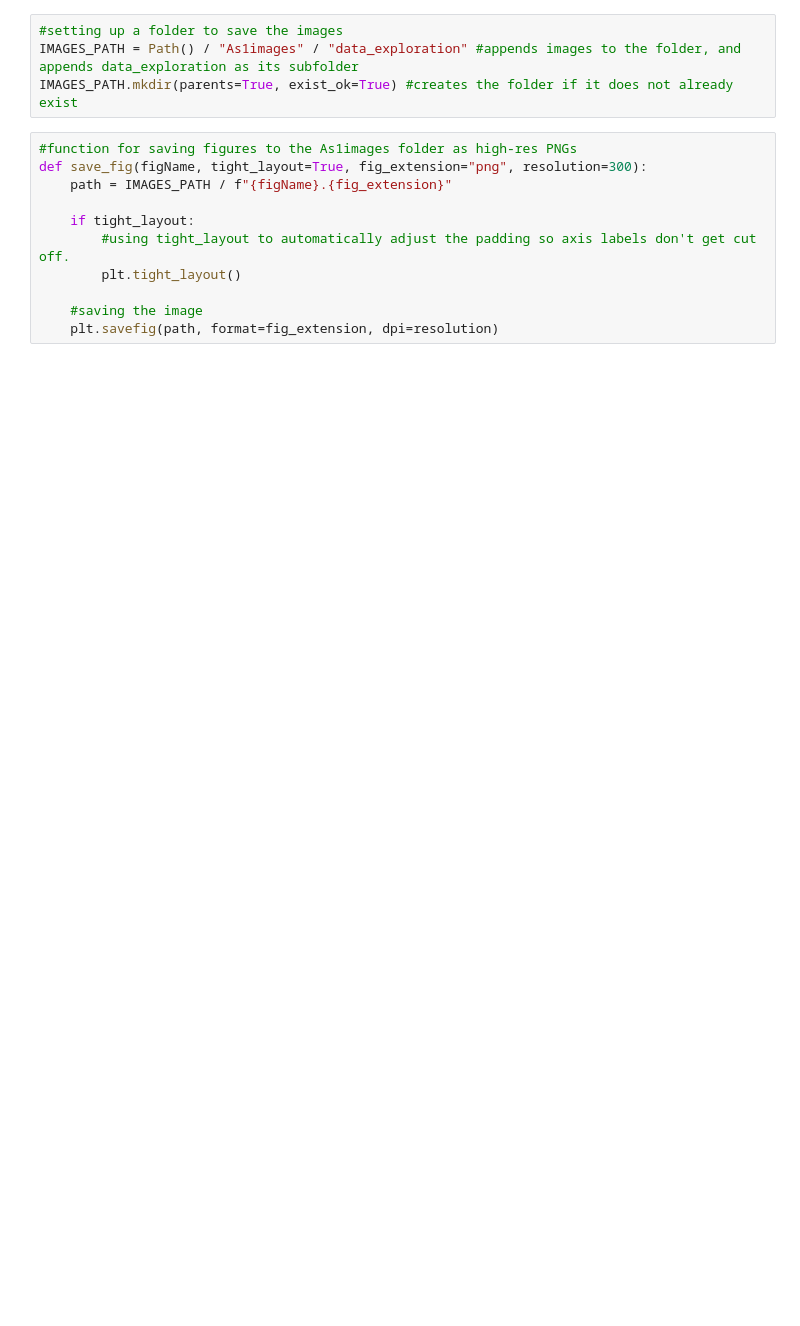
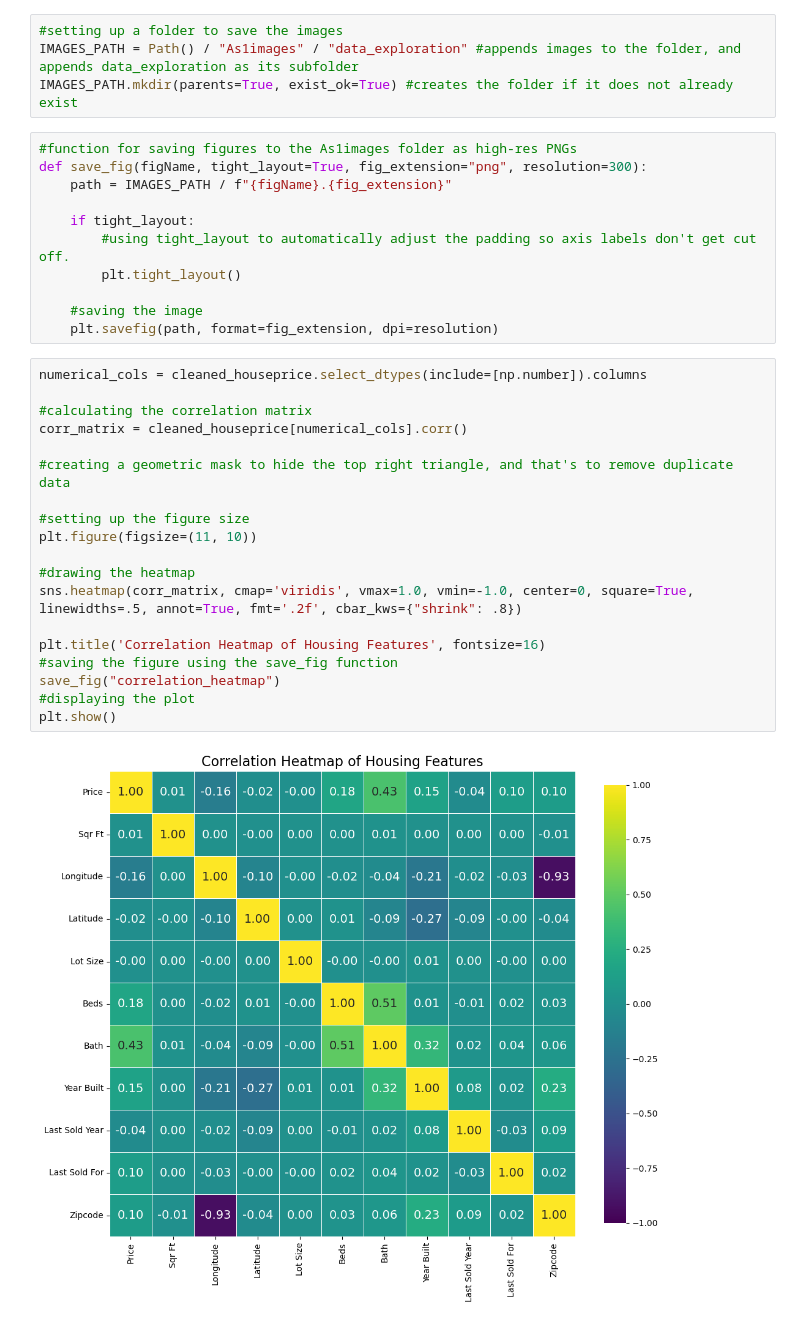
Before and after one commit to CSY2082-2425/House-Price-Prediction-Market-Segmentation, a Jupyter notebook: As1mainAssignment.ipynb, the cells around one changed output. Drawn from its saved outputs; the diff is of its cells as text; blank space fills up the shorter version.

Commit message:
heatmap correlation on the filtered data

```diff
--- a/As1mainAssignment.ipynb
+++ b/As1mainAssignment.ipynb
@@ -273,3 +275,24 @@ def save_fig(figName, tight_layout=True, fig_extension="png", resolution=300):
 
     #saving the image
     plt.savefig(path, format=fig_extension, dpi=resolution)
+# %%
+numerical_cols = cleaned_houseprice.select_dtypes(include=[np.number]).columns
+
+#calculating the correlation matrix
+corr_matrix = cleaned_houseprice[numerical_cols].corr()
+
+#creating a geometric mask to hide the top right triangle, and that's to remove duplicate data
+
+#setting up the figure size
+plt.figure(figsize=(11, 10))
+
+#drawing the heatmap
+sns.heatmap(corr_matrix, cmap='viridis', vmax=1.0, vmin=-1.0, center=0, square=True, linewidths=.5, annot=True, fmt='.2f', cbar_kws={"shrink": .8})
+
+plt.title('Correlation Heatmap of Housing Features', fontsize=16)
+#saving the figure using the save_fig function
+save_fig("correlation_heatmap")
+#displaying the plot
+plt.show()
+# %% [output]
+[figure, added]
```
Also changed, not shown: parts of 7 cells of this notebook, 2 other files.
